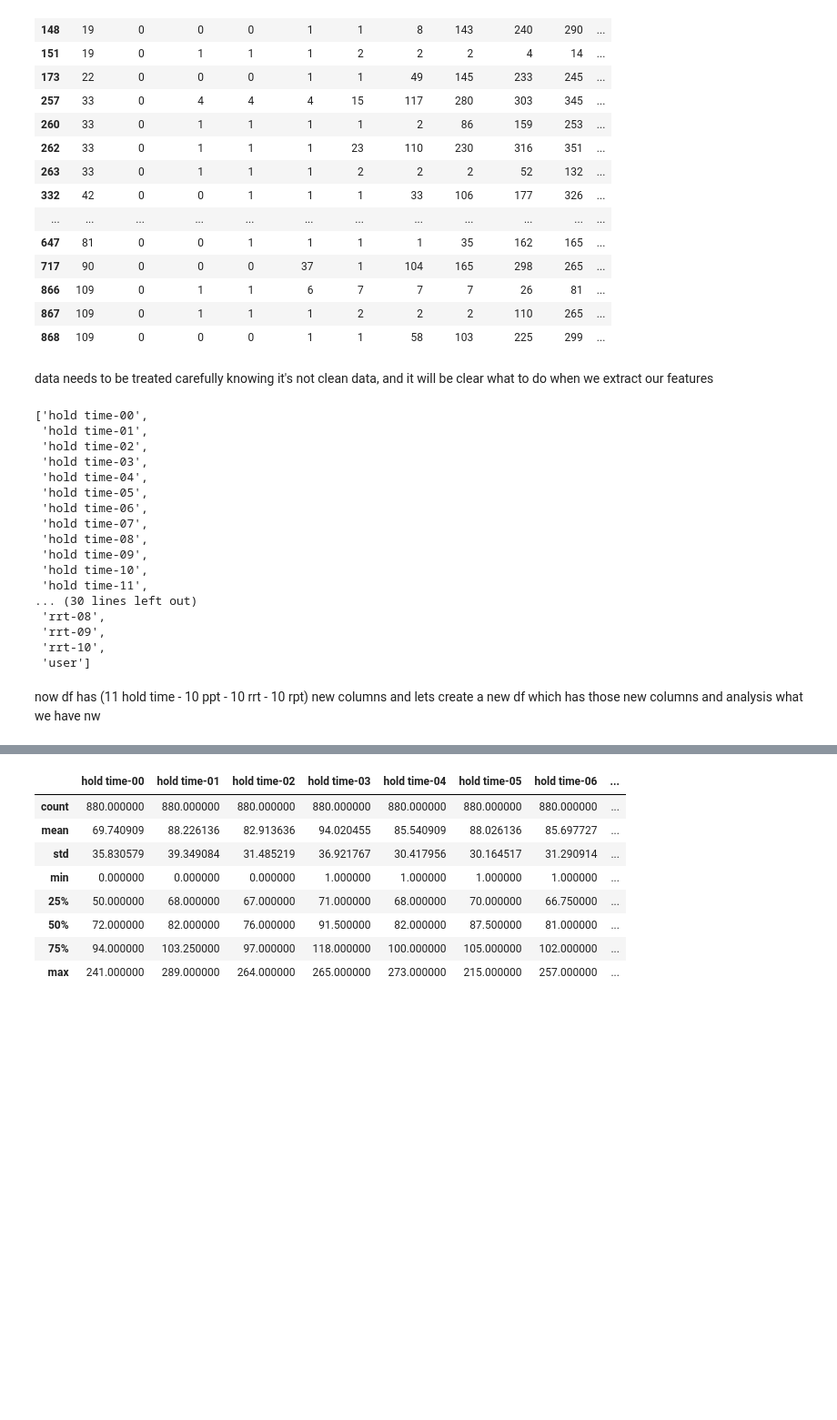
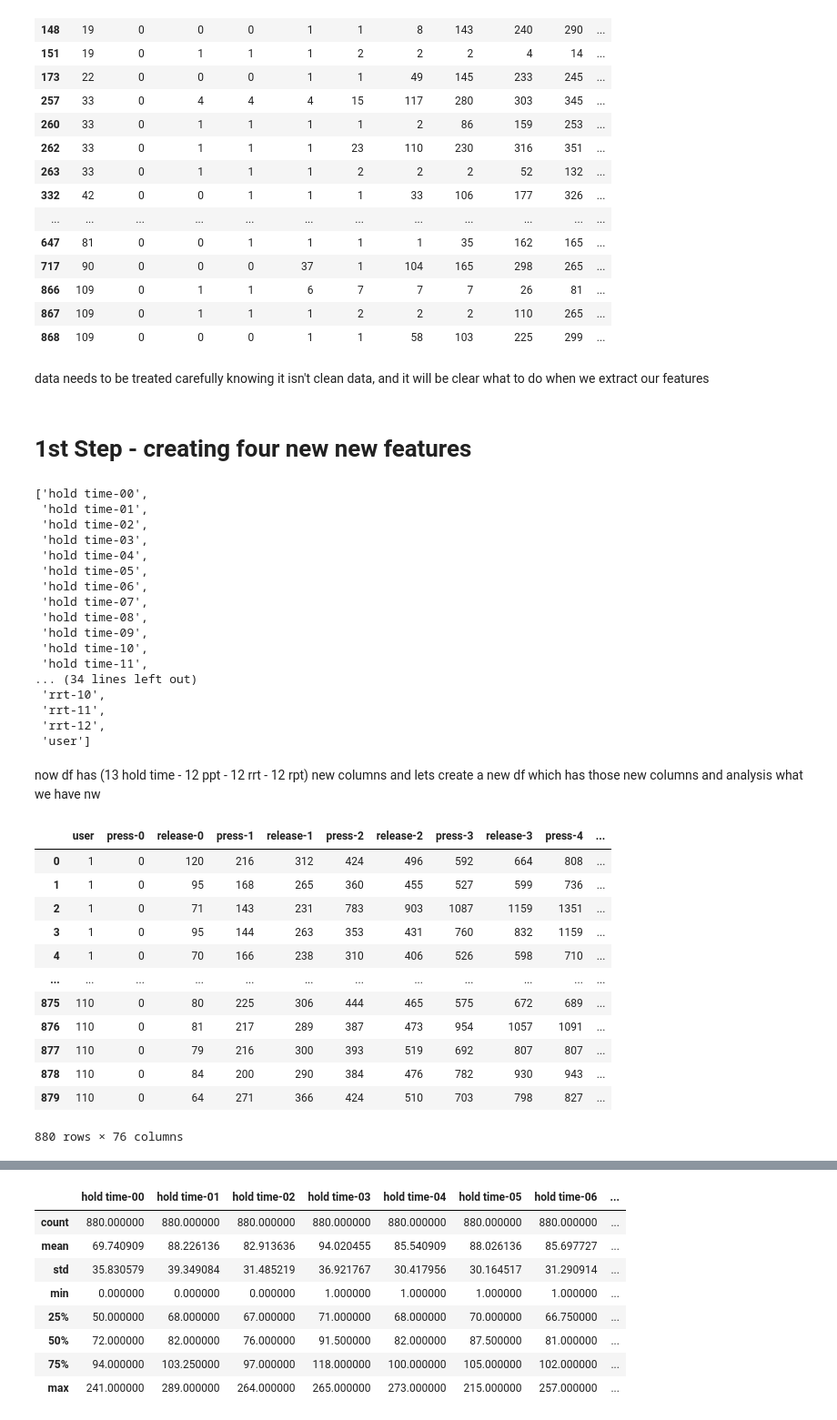
Before and after one commit to Muhammad1nabil/ThreatFabric-tech-challenge, a Jupyter notebook: Part 1 - Building Model.ipynb, the cells around one changed output, grey strips where cells are left out. Shown: that part at 91% size. Cells and saved outputs as stored; diff of their text form; code cells hidden in the pictures; blank space fills up the shorter version.

```diff
--- a/Part 1 - Building Model.ipynb
+++ b/Part 1 - Building Model.ipynb
@@ -67,14 +76,16 @@ df[(df['press-1'] <= 20) & (df['press-2'] <= 30)] #  24 rows
 | 867 | 109 | 0 | 1 | 1 | 1 | 2 | 2 | 2 | 110 | 265 | ... |
 | 868 | 109 | 0 | 0 | 0 | 1 | 1 | 58 | 103 | 225 | 299 | ... |
 # %% [markdown]
-data needs to be treated carefully knowing it's not clean data, and it will be clear what to do when we extract our features
+data needs to be treated carefully knowing it isn't clean data, and it will be clear what to do when we extract our features
+# %% [markdown]
+# 1st Step - creating four new new features
 # %%
-for i in range(12):
+df[f'hold time-00'] = df[f'release-0'] - df[f'press-0']
+for i in range(1, 13):
     df[f'hold time-{i:02}'] = df[f'release-{i}'] - df[f'press-{i}']
-    if i != 11:
-        df[f'ppt-{i:02}'] = df[f'press-{i + 1}'] - df[f'press-{i}']
-        df[f'rrt-{i:02}'] = df[f'release-{i + 1}'] - df[f'release-{i}']
-        df[f'rpt-{i:02}'] = df[f'press-{i + 1}'] - df[f'release-{i}']
+    df[f'ppt-{i:02}'] = df[f'press-{i}'] - df[f'press-{i - 1}']
+    df[f'rrt-{i:02}'] = df[f'release-{i}'] - df[f'release-{i - 1}']
+    df[f'rpt-{i:02}'] = df[f'press-{i}'] - df[f'release-{i - 1}']
 feature_cols = sorted(list(df.columns[27:]))
 feature_cols.append('user')
 feature_cols
@@ -91,12 +102,28 @@ feature_cols
  'hold time-09',
  'hold time-10',
  'hold time-11',
-... (30 lines left out)
- 'rrt-08',
- 'rrt-09',
+... (34 lines left out)
  'rrt-10',
+ 'rrt-11',
+ 'rrt-12',
  'user']
 # %% [markdown]
-now df has (11 hold time - 10 ppt - 10 rrt - 10 rpt) new columns
+now df has (13 hold time - 12 ppt - 12 rrt - 12 rpt) new columns
 and lets create a new df which has those new columns and analysis what we have nw
+# %%
+df
+# %% [output]
+|  | user | press-0 | release-0 | press-1 | release-1 | press-2 | release-2 | press-3 | release-3 | press-4 | ... |
+| 0 | 1 | 0 | 120 | 216 | 312 | 424 | 496 | 592 | 664 | 808 | ... |
+| 1 | 1 | 0 | 95 | 168 | 265 | 360 | 455 | 527 | 599 | 736 | ... |
+| 2 | 1 | 0 | 71 | 143 | 231 | 783 | 903 | 1087 | 1159 | 1351 | ... |
+| 3 | 1 | 0 | 95 | 144 | 263 | 353 | 431 | 760 | 832 | 1159 | ... |
+| 4 | 1 | 0 | 70 | 166 | 238 | 310 | 406 | 526 | 598 | 710 | ... |
+| ... | ... | ... | ... | ... | ... | ... | ... | ... | ... | ... | ... |
+| 875 | 110 | 0 | 80 | 225 | 306 | 444 | 465 | 575 | 672 | 689 | ... |
+| 876 | 110 | 0 | 81 | 217 | 289 | 387 | 473 | 954 | 1057 | 1091 | ... |
+| 877 | 110 | 0 | 79 | 216 | 300 | 393 | 519 | 692 | 807 | 807 | ... |
+| 878 | 110 | 0 | 84 | 200 | 290 | 384 | 476 | 782 | 930 | 943 | ... |
+| 879 | 110 | 0 | 64 | 271 | 366 | 424 | 510 | 703 | 798 | 827 | ... |
+880 rows × 76 columns
 # %%
```
Also changed, not shown: parts of 19 cells of this notebook, 4 other files.
